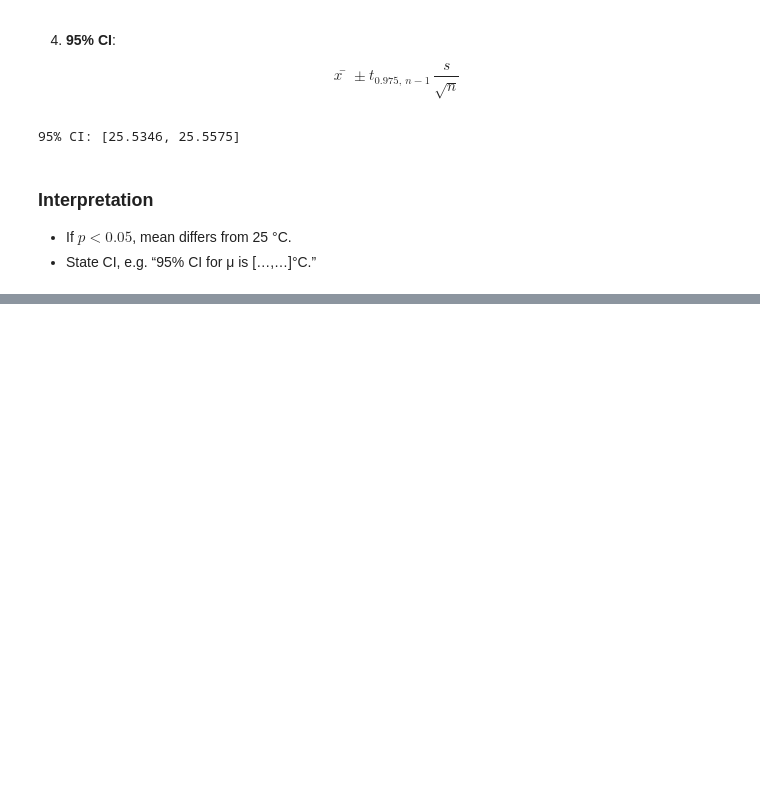
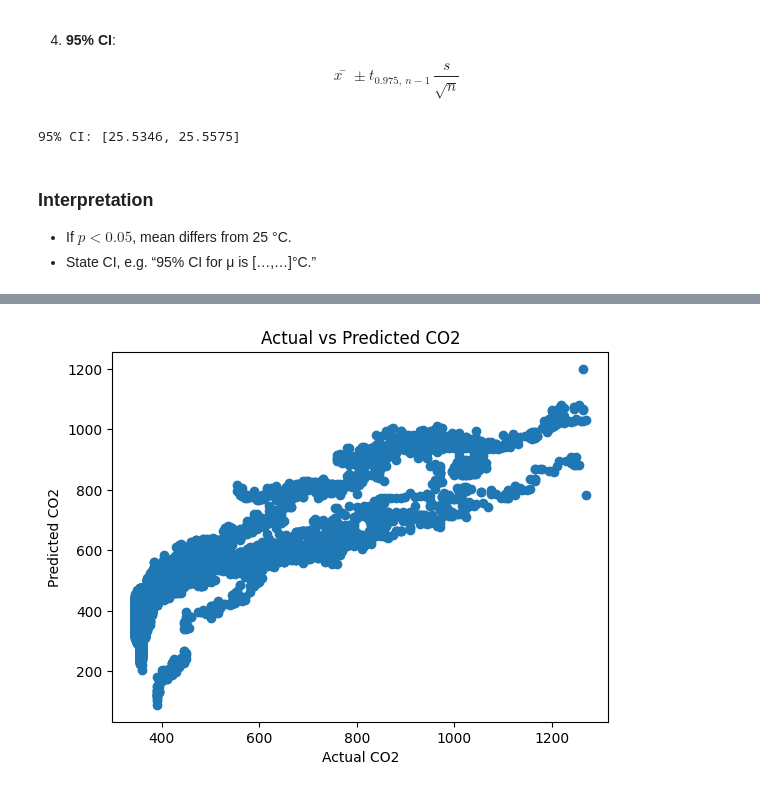
Before and after one commit to 53buahapel/probstat-week11, a Jupyter notebook: main.ipynb, the cells around one changed output, grey strips where cells are left out. Saved outputs shown, nothing was run; the diff lists cells and outputs as text; code cells hidden in the pictures; blank space fills up the shorter version.

```diff
--- a/main.ipynb
+++ b/main.ipynb
@@ -139,0 +176,8 @@ print(f"95% CI: [{ci[0]:.4f}, {ci[1]:.4f}]")
+# %%
+df["avg_temp"] = df[["S1_Temp","S2_Temp","S3_Temp","S4_Temp"]].mean(axis=1)
+
+r1, p1 = pearsonr(df["avg_temp"], df["S5_CO2"])
+r2, p2 = pearsonr(df["avg_temp"], df["S5_CO2_Slope"])
+
+print(f"avg_temp vs S5_CO2: r = {r1:.4f}, p = {p1:.4f}")
+print(f"avg_temp vs S5_CO2_Slope: r = {r2:.4f}, p = {p2:.4f}")
@@ -139,0 +197,5 @@ print(f"95% CI: [{ci[0]:.4f}, {ci[1]:.4f}]")
+# %%
+X = df[["S1_Temp","S2_Temp","S3_Temp","S4_Temp",
+        "S1_Light","S2_Light","S3_Light","S4_Light",
+        "Room_Occupancy_Count"]]
+y = df["S5_CO2"]
@@ -139,0 +204,4 @@ print(f"95% CI: [{ci[0]:.4f}, {ci[1]:.4f}]")
+# %%
+X2 = sm.add_constant(X)
+model = sm.OLS(y, X2).fit()
+print(model.summary())
@@ -139,0 +233,9 @@ print(f"95% CI: [{ci[0]:.4f}, {ci[1]:.4f}]")
+# %%
+y_pred = model.predict(X2)
+plt.scatter(y, y_pred)
+plt.xlabel("Actual CO2")
+plt.ylabel("Predicted CO2")
+plt.title("Actual vs Predicted CO2")
+plt.show()
+# %% [output]
+[figure, added]
```
Also changed, not shown: parts of 19 cells of this notebook.
